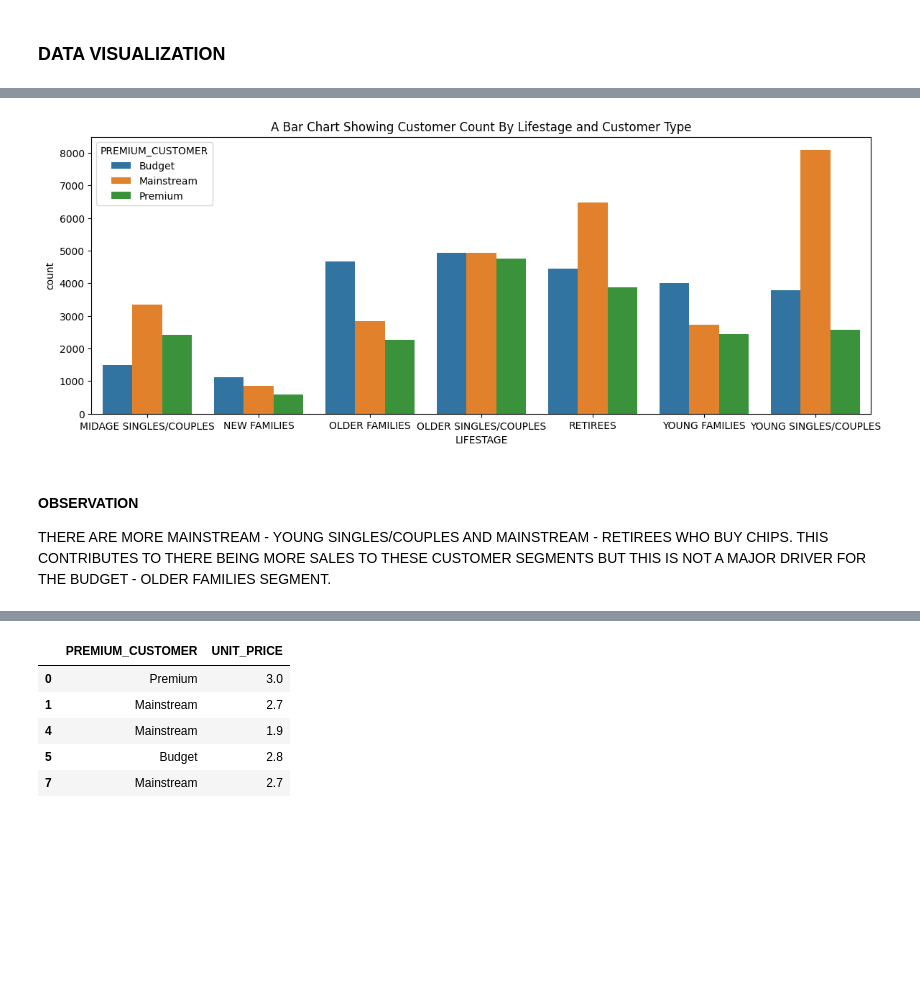
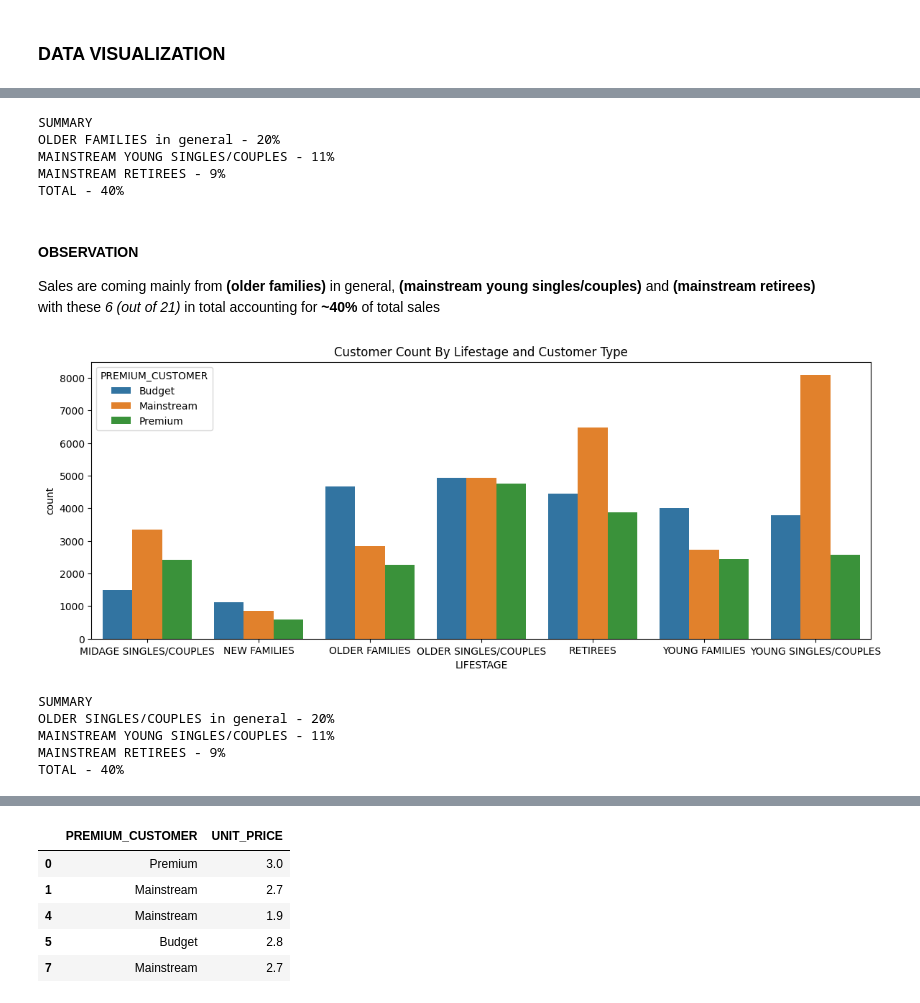
Before and after one commit to Stephen-Adwini-Badu/04.-Quantium-Project, a Jupyter notebook: Quantium Project Notebook.ipynb, the cells around one changed output, grey strips where cells are left out. Saved outputs shown, nothing was run; the diff lists cells and outputs as text; code cells hidden in the pictures; blank space fills up the shorter version.

```diff
--- a/Quantium Project Notebook.ipynb
+++ b/Quantium Project Notebook.ipynb
@@ -353,14 +411,79 @@ SALES ARE COMING MAINLY FROM BUDGET - OLDER FAMILIES, MAINSTREAM - YOUNG SINGLES
+# %%
+#Generating proportion column
+sales_df['PROPORTION'] = (sales_df['TOT_SALES']/
+                          sales_df['TOT_SALES'].sum()
+                          )*100
+
+#Designating proportion of older singles/couples in general
+older_sin_cop = sales_df[sales_df['LIFESTAGE'] == 'OLDER SINGLES/COUPLES']['PROPORTION'].sum()
+
+#Designating proportion of mainstream young singles/couples
+main_young = sales_df[(sales_df['LIFESTAGE'] == 'YOUNG SINGLES/COUPLES') &
+                      (sales_df['PREMIUM_CUSTOMER'] == 'Mainstream')]['PROPORTION'].sum()
+
+#Designating proportion of mainstream retires
+main_ret = sales_df[(sales_df['LIFESTAGE'] == 'RETIREES') &
+                    (sales_df['PREMIUM_CUSTOMER'] == 'Mainstream')]['PROPORTION'].sum()
+
+#Designating total proportion
+tot_total = older_sin_cop + main_ret +  main_young/sales_df['PROPORTION'].sum()*100
+
+#Generating summary
+print(f'''TOTAL SALES SUMMARY
+OLDER SINGLES/COUPLES in general - {round(older_sin_cop)}%
+MAINSTREAM YOUNG SINGLES/COUPLES - {round(main_young)}%
+MAINSTREAM RETIREES - {round(main_ret)}%
+TOTAL - {round(tot_total)}%''')
+# %% [output]
+SUMMARY
+OLDER FAMILIES in general - 20%
+MAINSTREAM YOUNG SINGLES/COUPLES - 11%
+MAINSTREAM RETIREES - 9%
+TOTAL - 40%
+# %% [markdown]
+#### OBSERVATION
+Sales are coming mainly from **(older families)** in general, **(mainstream young singles/couples)** and **(mainstream retirees)**
+with these *6 (out of 21)* in total accounting for **~40%** of total sales
 # %%
-#Creating dataframe
+#Creating premium dataframe
 premium_df = df.groupby(by=['LIFESTAGE','PREMIUM_CUSTOMER'], as_index=False)[['PREMIUM_CUSTOMER']].value_counts()
 
 #Creating a bar graph of Customer Count By Lifestage and Customer Type
 plt.figure(figsize=(14,5))
 sns.barplot(data=premium_df, x='LIFESTAGE', y='count', hue='PREMIUM_CUSTOMER')
-plt.title("A Bar Chart Showing Customer Count By Lifestage and Customer Type")
+plt.title("Customer Count By Lifestage and Customer Type")
 plt.show()
 # %% [output]
-[figure, old version]
+[figure, new version]
-# %% [markdown]
-#### OBSERVATION
-THERE ARE MORE MAINSTREAM - YOUNG SINGLES/COUPLES AND MAINSTREAM - RETIREES WHO BUY CHIPS. THIS CONTRIBUTES TO THERE BEING MORE SALES TO THESE CUSTOMER SEGMENTS BUT THIS IS NOT A MAJOR DRIVER FOR THE BUDGET - OLDER FAMILIES SEGMENT.
+# %%
+#Generating proportion column
+premium_df['PROPORTION'] = (premium_df['count']/
+                          premium_df['count'].sum()
+                          )*100
+
+#Designating proportion of older singles/couples in general
+older_sin_cop = premium_df[premium_df['LIFESTAGE'] == 'OLDER SINGLES/COUPLES']['PROPORTION'].sum()
+
+#Designating proportion of mainstream young singles/couples
+main_young = premium_df[(premium_df['LIFESTAGE'] == 'YOUNG SINGLES/COUPLES') &
+                      (premium_df['PREMIUM_CUSTOMER'] == 'Mainstream')]['PROPORTION'].sum()
+
+#Designating proportion of mainstream retires
+main_ret = premium_df[(premium_df['LIFESTAGE'] == 'RETIREES') &
+                    (premium_df['PREMIUM_CUSTOMER'] == 'Mainstream')]['PROPORTION'].sum()
+
+#Designating total proportion
+tot_total = older_sin_cop + main_ret +  main_young/premium_df['PROPORTION'].sum()*100
+
+#Generating summary
+print(f'''CUSTOMER LIFESTAGE AND TYPE COUNT SUMMARY
+OLDER SINGLES/COUPLES in general - {round(older_sin_cop)}%
+MAINSTREAM YOUNG SINGLES/COUPLES - {round(main_young)}%
+MAINSTREAM RETIREES - {round(main_ret)}%
+TOTAL - {round(tot_total)}%''')
+# %% [output]
+SUMMARY
+OLDER SINGLES/COUPLES in general - 20%
+MAINSTREAM YOUNG SINGLES/COUPLES - 11%
+MAINSTREAM RETIREES - 9%
+TOTAL - 40%
```
Also changed, not shown: parts of 74 cells of this notebook.
